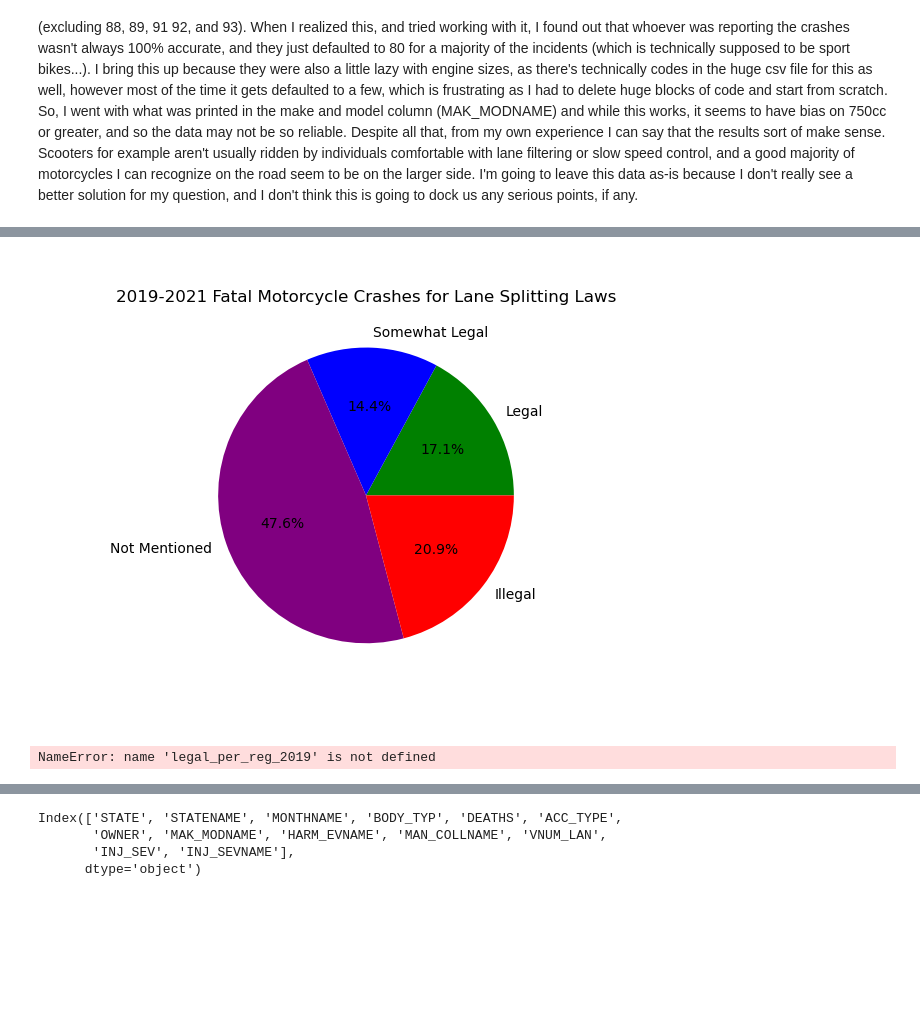
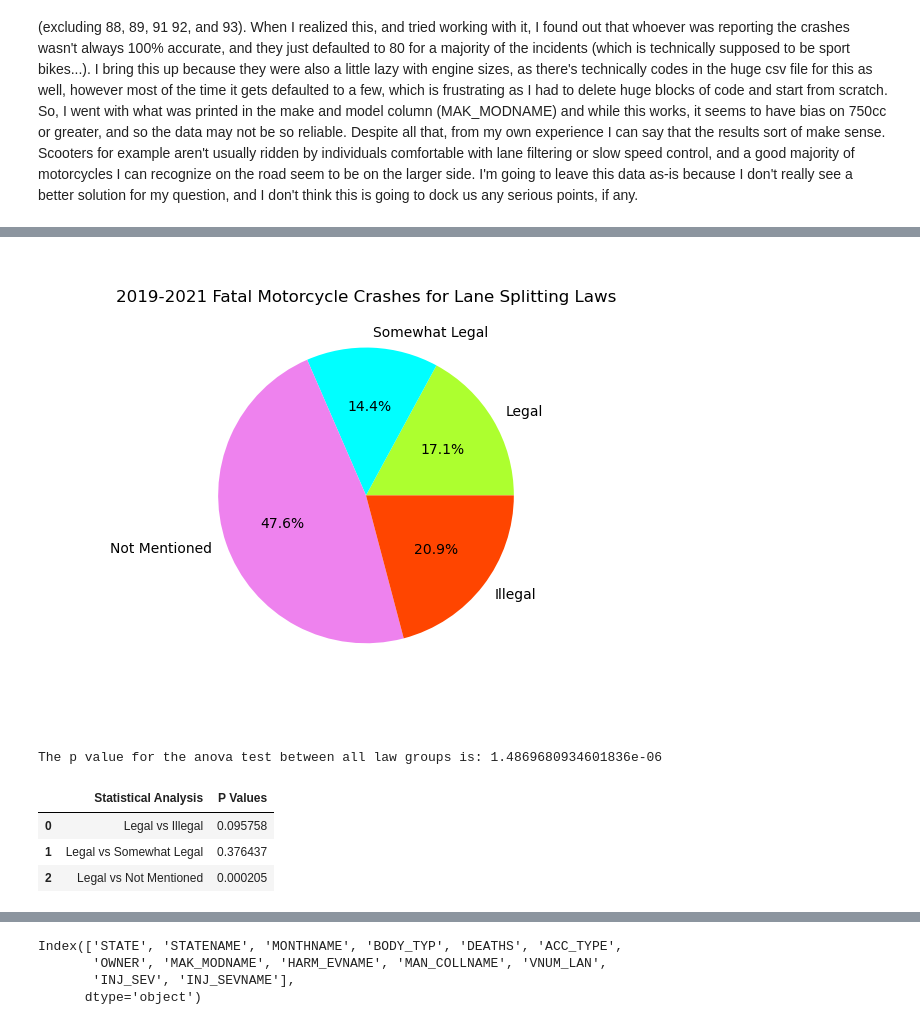
Before and after one commit to CalvinPedigo/Data-Analyst-Project-1, a Jupyter notebook: Notebook_structor.ipynb, the cells around one changed output, grey strips where cells are left out. Drawn from its saved outputs; the diff is of its cells as text; code cells hidden in the pictures; blank space fills up the shorter version.

```diff
--- a/Notebook_structor.ipynb
+++ b/Notebook_structor.ipynb
@@ -395,12 +395,15 @@ illegal_per_reg_2019  = (illegal_deaths/ illegal_reg_2019) * 10000
 laws = ["Legal", "Somewhat Legal", "Not Mentioned", "Illegal"]
 counts = [legal_per_reg_2019,somewhat_legal_per_reg_2019, not_mentioned_per_reg_2019, illegal_per_reg_2019]
 x_ticks = [value for value in laws]
+colors = ["greenyellow", "aqua","violet","orangered"]
 
 fig, ax = plt.subplots()
-ax.bar(laws, counts, color = ["green", "blue","purple","red"])
+ax.bar(laws, counts, color = colors)
 ax.set_xticks(x_ticks)
 ax.set_title("2019 Fatal Motorcycle Crashes for Lane Splitting Laws")
 ax.set_xlabel("Lane Splitting Laws", labelpad= 10)
 ax.set_ylabel("Fatal Crashes (per 10,000  Motorcyclists)")
 plt.show()
+
+plt.savefig("Output/2019_deaths.png")
 # %% [output]
@@ -460,20 +467,23 @@ plt.show()
 # %%
 #All Years Pie Chart (Jack)
 
 total_legal_deaths = (sum(len(df) for df in legal_group)/ legal_reg_total)
 total_somewhat_legal_deaths = (sum(len(df) for df in somewhat_legal_group) / somewhat_legal_reg_total)
 total_not_mentioned_deaths = (sum(len(df) for df in not_mentioned_group) / not_mentioned_reg_total)
 total_illegal_deaths = (sum(len(df) for df in illegal_group) / illegal_reg_total)
 
 group_totals = [total_legal_deaths, total_somewhat_legal_deaths, total_not_mentioned_deaths, total_illegal_deaths]
-colors = ["green", "blue","purple","red"]
 
 fig, ax = plt.subplots()
 ax.pie(group_totals, labels=laws, colors = colors, autopct='%1.1f%%')
 ax.set_title("2019-2021 Fatal Motorcycle Crashes for Lane Splitting Laws")
 plt.show()
+
+
+
+plt.savefig("Output/all_deaths.png")
 # %% [output]
-[figure, old version]
+[figure, new version]
 # %%
 # statistical testing (Jack)
 
@@ -489,14 +499,24 @@ legal_vs_somewhat_legal = st.ttest_ind(group1,group2,equal_var=False)
 legal_vs_not_mentioned = st.ttest_ind(group1,group3,equal_var=False)
 
 print(f"The p value for the anova test between all law groups is: {group_anova[1]}")
-print(f"The p value for the t test between legal and illegal groups is: {legal_vs_illegal[1]} ")
+
 
 stat_data = {"Statistical Analysis": ["Legal vs Illegal", "Legal vs Somewhat Legal", "Legal vs Not Mentioned"],
-             "P Values": [legal_vs_illegal,legal_vs_somewhat_legal, legal_vs_not_mentioned]}
+             "P Values": [legal_vs_illegal[1],legal_vs_somewhat_legal[1], legal_vs_not_mentioned[1]]}
 
 stat_df = pd.DataFrame(stat_data)
+
+
+
+stat_df.to_csv("Output/stats.csv", index = False)
+
+stat_df
 # %% [output]
-NameError: name 'legal_per_reg_2019' is not defined
+The p value for the anova test between all law groups is: 1.4869680934601836e-06
+|  | Statistical Analysis | P Values |
+| 0 | Legal vs Illegal | 0.095758 |
+| 1 | Legal vs Somewhat Legal | 0.376437 |
+| 2 | Legal vs Not Mentioned | 0.000205 |
 # %%
 # Pie chart for drunk driving
 
```
Also changed, not shown: parts of 5 cells of this notebook, 6 other files.
